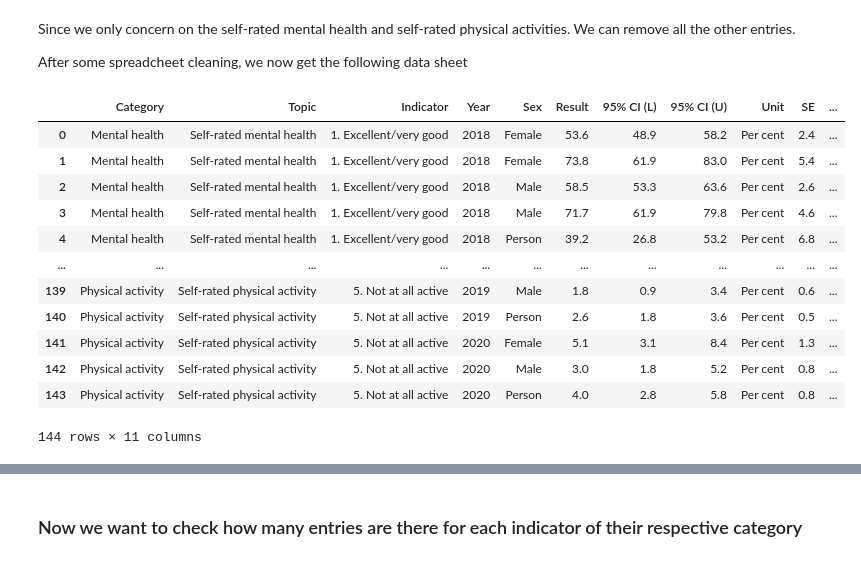
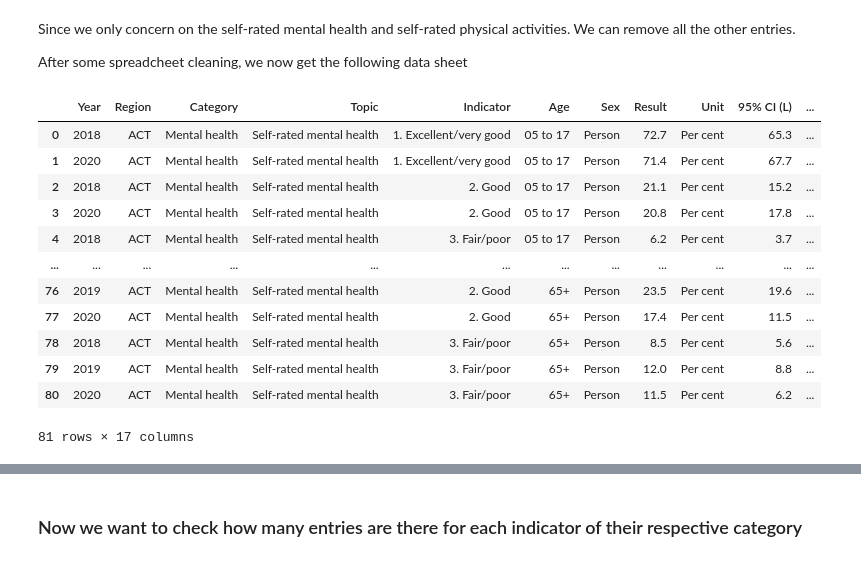
Before and after one commit to cnm13ryan/Model-2-Data-driven-social-policies, a Jupyter notebook: ActGeneralHealthSurvey.ipynb, the cells around one changed output, grey strips where cells are left out. Cells and saved outputs as stored; diff of their text form; code cells hidden in the pictures.

```diff
--- a/ActGeneralHealthSurvey.ipynb
+++ b/ActGeneralHealthSurvey.ipynb
@@ -287,19 +294,19 @@ We can remove all the other entries.
 After some spreadcheet cleaning, we now get the following data sheet
 # %%
 # Load listings data set
-df1 = pd.read_csv(f"{data_directory}/cleaned_groupings.csv", sep=',', quotechar='"')
+df1 = pd.read_csv(f"{data_directory}/mentalHealth.csv", sep=',', quotechar='"')
 df1
 # %% [output]
-|  | Category | Topic | Indicator | Year | Sex | Result | 95% CI (L) | 95% CI (U) | Unit | SE | ... |
-| 0 | Mental health | Self-rated mental health | 1. Excellent/very good | 2018 | Female | 53.6 | 48.9 | 58.2 | Per cent | 2.4 | ... |
-| 1 | Mental health | Self-rated mental health | 1. Excellent/very good | 2018 | Female | 73.8 | 61.9 | 83.0 | Per cent | 5.4 | ... |
-| 2 | Mental health | Self-rated mental health | 1. Excellent/very good | 2018 | Male | 58.5 | 53.3 | 63.6 | Per cent | 2.6 | ... |
-| 3 | Mental health | Self-rated mental health | 1. Excellent/very good | 2018 | Male | 71.7 | 61.9 | 79.8 | Per cent | 4.6 | ... |
-| 4 | Mental health | Self-rated mental health | 1. Excellent/very good | 2018 | Person | 39.2 | 26.8 | 53.2 | Per cent | 6.8 | ... |
+|  | Year | Region | Category | Topic | Indicator | Age | Sex | Result | Unit | 95% CI (L) | ... |
+| 0 | 2018 | ACT | Mental health | Self-rated mental health | 1. Excellent/very good | 05 to 17 | Person | 72.7 | Per cent | 65.3 | ... |
+| 1 | 2020 | ACT | Mental health | Self-rated mental health | 1. Excellent/very good | 05 to 17 | Person | 71.4 | Per cent | 67.7 | ... |
+| 2 | 2018 | ACT | Mental health | Self-rated mental health | 2. Good | 05 to 17 | Person | 21.1 | Per cent | 15.2 | ... |
+| 3 | 2020 | ACT | Mental health | Self-rated mental health | 2. Good | 05 to 17 | Person | 20.8 | Per cent | 17.8 | ... |
+| 4 | 2018 | ACT | Mental health | Self-rated mental health | 3. Fair/poor | 05 to 17 | Person | 6.2 | Per cent | 3.7 | ... |
 | ... | ... | ... | ... | ... | ... | ... | ... | ... | ... | ... | ... |
-| 139 | Physical activity | Self-rated physical activity | 5. Not at all active | 2019 | Male | 1.8 | 0.9 | 3.4 | Per cent | 0.6 | ... |
-| 140 | Physical activity | Self-rated physical activity | 5. Not at all active | 2019 | Person | 2.6 | 1.8 | 3.6 | Per cent | 0.5 | ... |
-| 141 | Physical activity | Self-rated physical activity | 5. Not at all active | 2020 | Female | 5.1 | 3.1 | 8.4 | Per cent | 1.3 | ... |
-| 142 | Physical activity | Self-rated physical activity | 5. Not at all active | 2020 | Male | 3.0 | 1.8 | 5.2 | Per cent | 0.8 | ... |
-| 143 | Physical activity | Self-rated physical activity | 5. Not at all active | 2020 | Person | 4.0 | 2.8 | 5.8 | Per cent | 0.8 | ... |
+| 76 | 2019 | ACT | Mental health | Self-rated mental health | 2. Good | 65+ | Person | 23.5 | Per cent | 19.6 | ... |
+| 77 | 2020 | ACT | Mental health | Self-rated mental health | 2. Good | 65+ | Person | 17.4 | Per cent | 11.5 | ... |
+| 78 | 2018 | ACT | Mental health | Self-rated mental health | 3. Fair/poor | 65+ | Person | 8.5 | Per cent | 5.6 | ... |
+| 79 | 2019 | ACT | Mental health | Self-rated mental health | 3. Fair/poor | 65+ | Person | 12.0 | Per cent | 8.8 | ... |
+| 80 | 2020 | ACT | Mental health | Self-rated mental health | 3. Fair/poor | 65+ | Person | 11.5 | Per cent | 6.2 | ... |
-144 rows × 11 columns
+81 rows × 17 columns
```
Also changed, not shown: parts of 19 cells of this notebook, 6 other files.
